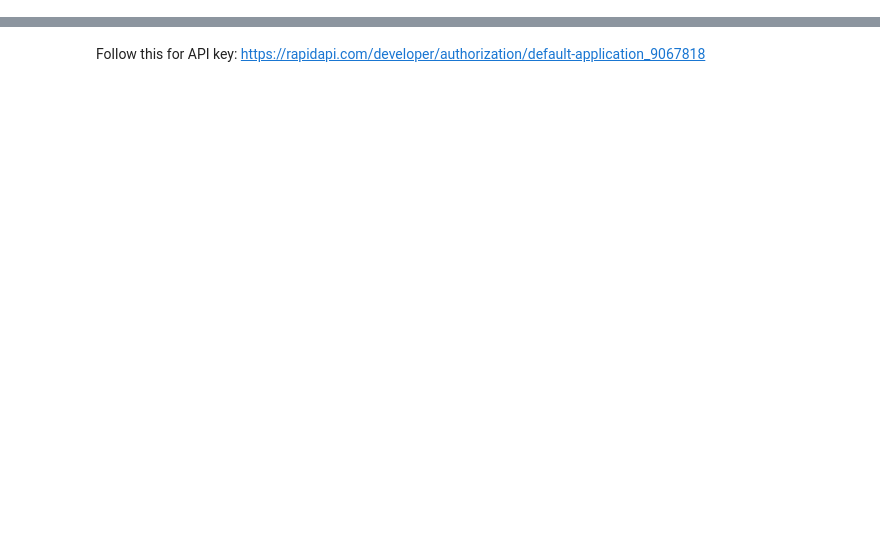
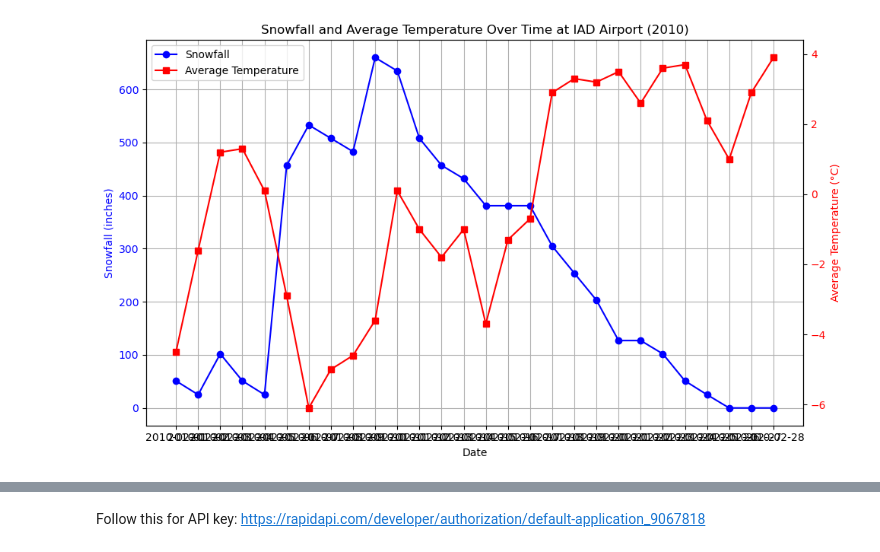
Before and after one commit to susanneferschl/da-sql-api-project-group-2_sf, a Jupyter notebook: renans_folder/renan_API.ipynb, the cells around one changed output, grey strips where cells are left out. Saved outputs shown, nothing was run; the diff lists cells and outputs as text; code cells hidden in the pictures; blank space fills up the shorter version.

```diff
--- a/renans_folder/renan_API.ipynb
+++ b/renans_folder/renan_API.ipynb
@@ -875,0 +159,37 @@ weather_df
+# %%
+import matplotlib.pyplot as plt
+
+# Create figure and axes
+fig, ax1 = plt.subplots(figsize=(10, 6))
+
+# Plot snowfall data on primary y-axis
+ax1.plot(weather_iad_2010_df['date'], weather_iad_2010_df['snow'], color='b', marker='o', linestyle='-', label='Snowfall')
+ax1.set_xlabel('Date')
+ax1.set_ylabel('Snowfall (inches)', color='b')
+ax1.tick_params(axis='y', labelcolor='b')
+ax1.grid(True)
+
+# Create secondary y-axis for tavg data
+ax2 = ax1.twinx()
+ax2.plot(weather_iad_2010_df['date'], weather_iad_2010_df['tavg'], color='r', marker='s', linestyle='-', label='Average Temperature')
+ax2.set_ylabel('Average Temperature (°C)', color='r')
+ax2.tick_params(axis='y', labelcolor='r')
+
+# Add legend
+lines1, labels1 = ax1.get_legend_handles_labels()
+lines2, labels2 = ax2.get_legend_handles_labels()
+ax1.legend(lines1 + lines2, labels1 + labels2, loc='upper left')
+
+# Rotate x-axis labels for better readability
+plt.xticks(rotation=45)
+
+# Title
+plt.title('Snowfall and Average Temperature Over Time at IAD Airport (2010)')
+
+# Adjust layout
+plt.tight_layout()
+
+# Show plot
+plt.show()
+# %% [output]
+[figure, added]
```
Also changed, not shown: parts of 64 cells of this notebook, 1 other file.
